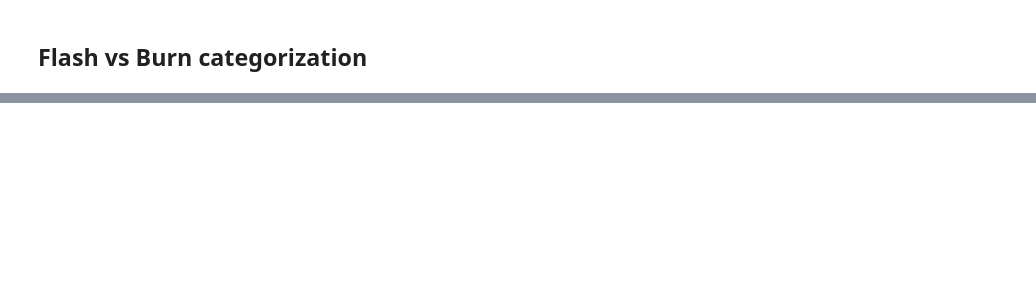
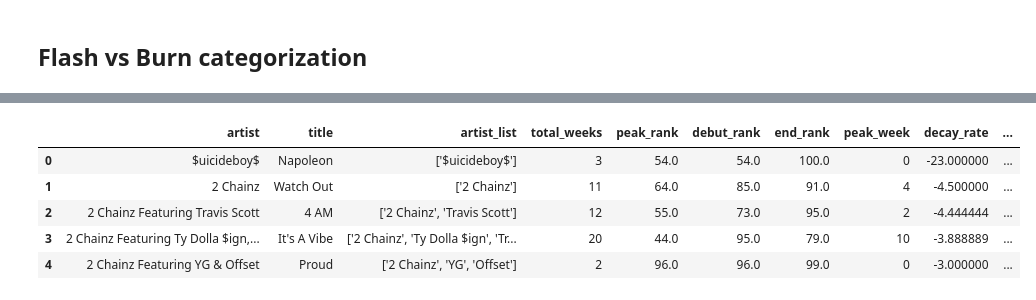
Before and after one commit to rvt9bx/dsan5200-project, a Jupyter notebook: scripts/viz.ipynb, the cells around one changed output, grey strips where cells are left out. Drawn from its saved outputs; the diff is of its cells as text; code cells hidden in the pictures; blank space fills up the shorter version.

```diff
--- a/scripts/viz.ipynb
+++ b/scripts/viz.ipynb
@@ -427,0 +268,39 @@ def categorize_songs(df):
+# %%
+# viral df
+
+# get new per song columns
+songs = []
+for (artist, title, artist_list), group in df.groupby(['artist', 'title', 'artist_list']):
+        g = group.sort_values('chart_date').reset_index(drop=True)
+
+        # total number of weeks on chart
+        total_weeks = len(g.notna())
+
+        # get rank and week numbers
+        peak_rank = g['rank'].min()
+        debut_rank = g.iloc[0]['rank']
+        peak_week = g['rank'].idxmin()
+
+        # pre peak data
+        pre_peak = g.iloc[:peak_week+1]
+
+        if len(pre_peak) < 2:
+                # dont include songs that start at their peak
+                continue
+        else:
+                # average rank change per week before peak
+                rank_changes = pre_peak['rank'].diff().dropna()
+                rise_rate = -rank_changes.mean()
+
+                songs.append({
+                        'artist': artist,
+                        'title': title,
+                        'artist_list': artist_list,
+                        'total_weeks': total_weeks,
+                        'peak_rank': peak_rank,
+                        'debut_rank': debut_rank,
+                        'peak_week': peak_week,
+                        'rise_rate': rise_rate
+                })
+
+viral_df = pd.DataFrame(songs)
@@ -427,0 +385,9 @@ def categorize_songs(df):
+# %%
+sustained_df.head()
+# %% [output]
+|  | artist | title | artist_list | total_weeks | peak_rank | debut_rank | end_rank | peak_week | decay_rate | ... |
+| 0 | $uicideboy$ | Napoleon | ['$uicideboy$'] | 3 | 54.0 | 54.0 | 100.0 | 0 | -23.000000 | ... |
+| 1 | 2 Chainz | Watch Out | ['2 Chainz'] | 11 | 64.0 | 85.0 | 91.0 | 4 | -4.500000 | ... |
+| 2 | 2 Chainz Featuring Travis Scott | 4 AM | ['2 Chainz', 'Travis Scott'] | 12 | 55.0 | 73.0 | 95.0 | 2 | -4.444444 | ... |
+| 3 | 2 Chainz Featuring Ty Dolla $ign,... | It's A Vibe | ['2 Chainz', 'Ty Dolla $ign', 'Tr... | 20 | 44.0 | 95.0 | 79.0 | 10 | -3.888889 | ... |
+| 4 | 2 Chainz Featuring YG & Offset | Proud | ['2 Chainz', 'YG', 'Offset'] | 2 | 96.0 | 96.0 | 99.0 | 0 | -3.000000 | ... |
```
Also changed, not shown: parts of 27 cells of this notebook.
